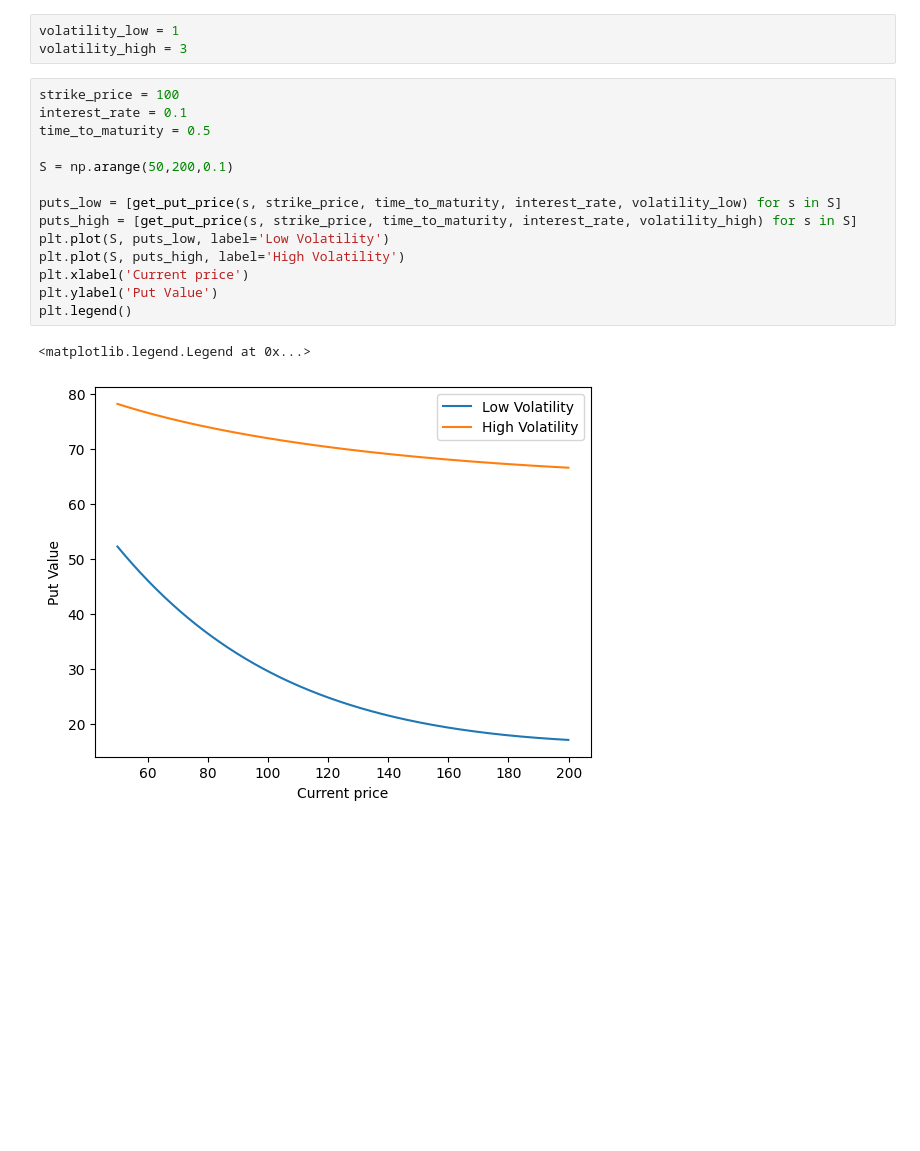
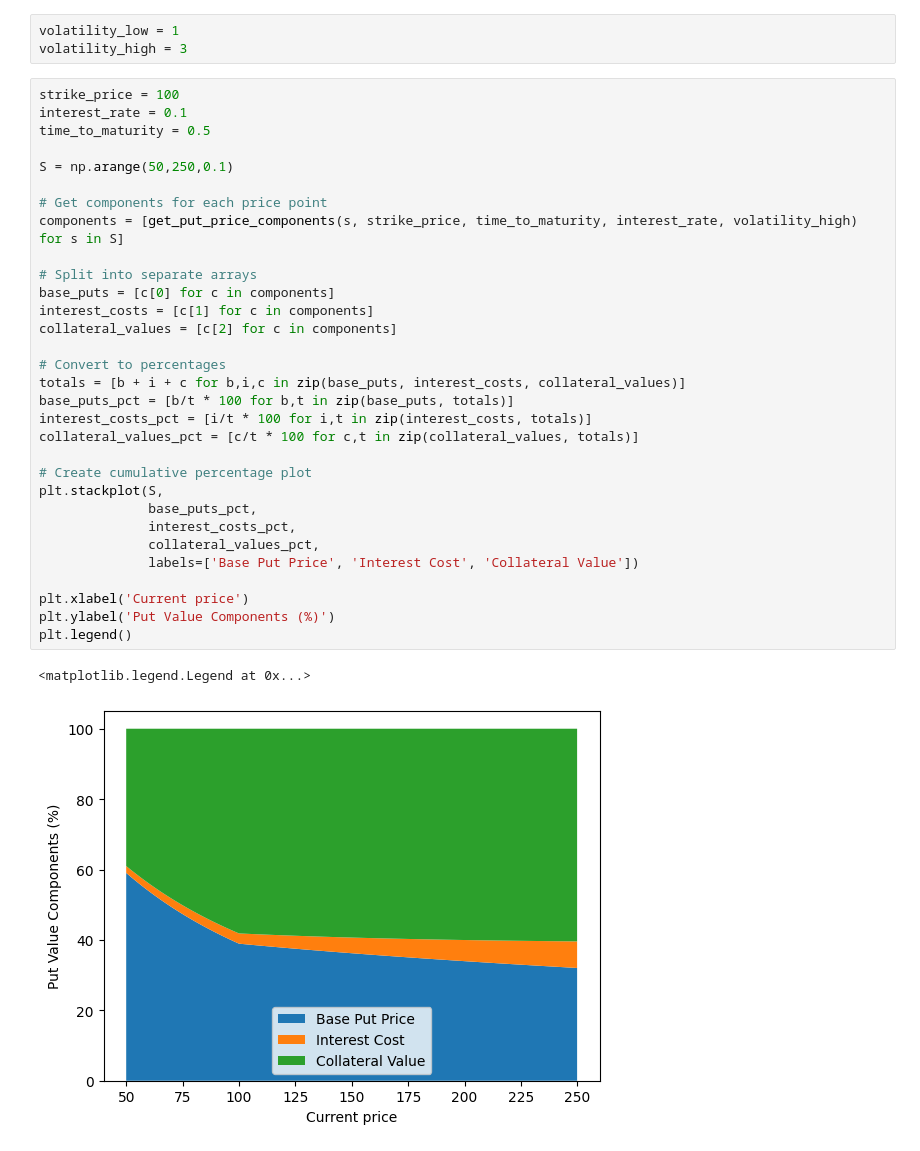
Before and after one commit to Dodecahedr0x/bankwet-simulation, a Jupyter notebook: pricing.ipynb, the cells around one changed output. Saved outputs shown, nothing was run; the diff lists cells and outputs as text; blank space fills up the shorter version.

```diff
--- a/pricing.ipynb
+++ b/pricing.ipynb
@@ -72,20 +92,37 @@ def get_put_price(current_price, strike_price, time_to_maturity, risk_free_rate,
 # %%
 volatility_low = 1
 volatility_high = 3
-# %%
-strike_price = 100
-interest_rate = 0.1
-time_to_maturity = 0.5
-
-S = np.arange(50,200,0.1)
-
-puts_low = [get_put_price(s, strike_price, time_to_maturity, interest_rate, volatility_low) for s in S]
-puts_high = [get_put_price(s, strike_price, time_to_maturity, interest_rate, volatility_high) for s in S]
-plt.plot(S, puts_low, label='Low Volatility')
-plt.plot(S, puts_high, label='High Volatility')
-plt.xlabel('Current price')
-plt.ylabel('Put Value')
-plt.legend()
-# %% [output]
-<matplotlib.legend.Legend at 0x...>
-[figure, removed]
+# %%
+strike_price = 100
+interest_rate = 0.1
+time_to_maturity = 0.5
+
+S = np.arange(50,250,0.1)
+
+# Get components for each price point
+components = [get_put_price_components(s, strike_price, time_to_maturity, interest_rate, volatility_high) for s in S]
+
+# Split into separate arrays
+base_puts = [c[0] for c in components]
+interest_costs = [c[1] for c in components]
+collateral_values = [c[2] for c in components]
+
+# Convert to percentages
+totals = [b + i + c for b,i,c in zip(base_puts, interest_costs, collateral_values)]
+base_puts_pct = [b/t * 100 for b,t in zip(base_puts, totals)]
+interest_costs_pct = [i/t * 100 for i,t in zip(interest_costs, totals)]
+collateral_values_pct = [c/t * 100 for c,t in zip(collateral_values, totals)]
+
+# Create cumulative percentage plot
+plt.stackplot(S,
+              base_puts_pct,
+              interest_costs_pct,
+              collateral_values_pct,
+              labels=['Base Put Price', 'Interest Cost', 'Collateral Value'])
+
+plt.xlabel('Current price')
+plt.ylabel('Put Value Components (%)')
+plt.legend()
+# %% [output]
+<matplotlib.legend.Legend at 0x...>
+[figure, added]
```
Also changed, not shown: parts of 3 cells of this notebook, 4 other files.
